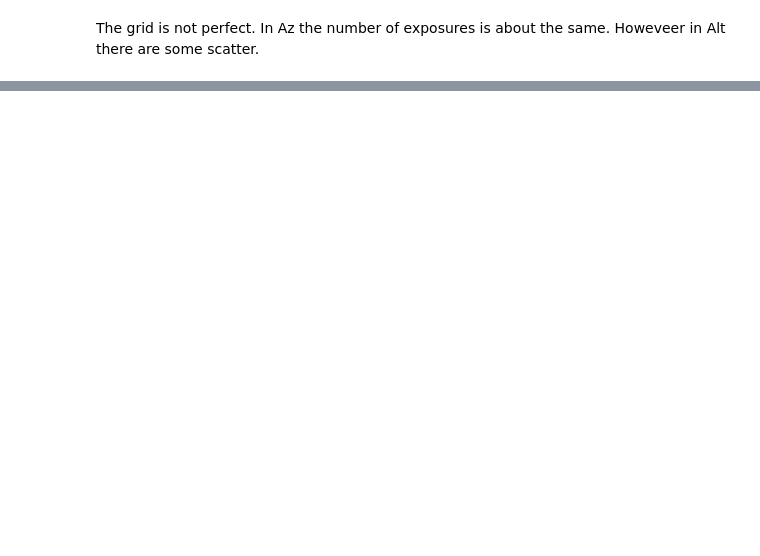
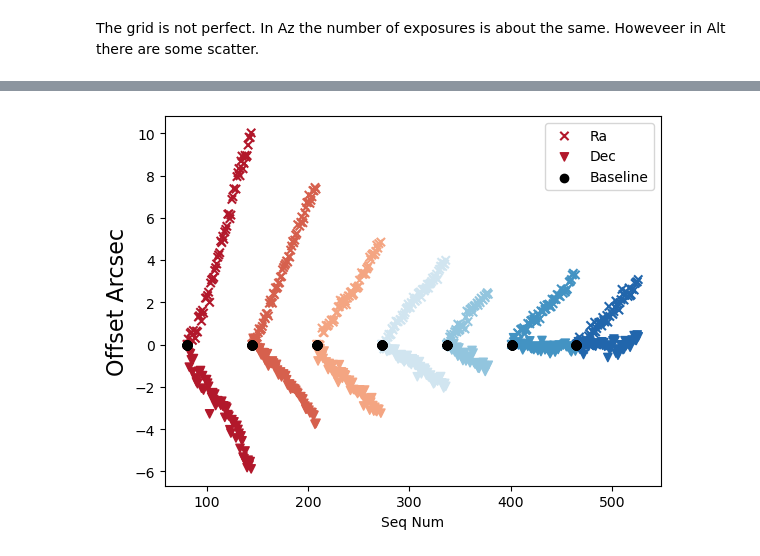
Before and after one commit to estevesjh/ComScratchStuff, a Jupyter notebook: starTracker/slewSettleTests/Mar15_2023_Serpent_Walk.ipynb, the cells around one changed output, grey strips where cells are left out. Drawn from its saved outputs; the diff is of its cells as text; code cells hidden in the pictures; blank space fills up the shorter version.

```diff
--- a/starTracker/slewSettleTests/Mar15_2023_Serpent_Walk.ipynb
+++ b/starTracker/slewSettleTests/Mar15_2023_Serpent_Walk.ipynb
@@ -350,0 +283,36 @@ plt.savefig('jitter_azalt.png',dpi=100)
+# %%
+slews_ids = np.unique(d1['slews'])
+
+keys = [np.where(d1['slews']==sid)[0] for sid in slews_ids]
+# %%
+def get_residual(ycol, keys, df=d1):
+    yvec = df[ycol].to_numpy()
+    res = np.zeros_like(yvec)
+    for ix in keys:
+        res[ix] = (yvec[ix]-yvec[ix][0])*3600
+    return res
+
+def get_baseline(ycol, keys, df=d1):
+    yvec = df[ycol].to_numpy()
+    base = np.zeros_like(yvec)
+    for ix in keys:
+        base[ix] = yvec[ix][0]
+    return base
+# %%
+deltaRa = get_residual('Calculated Ra wide', keys)
+deltaDec = get_residual('Calculated Dec wide', keys)
+
+baseAz = get_baseline('Calculated Az wide', keys)
+baseAlt = get_baseline('Calculated Alt wide', keys)
+baseSeq = get_baseline('seq_num', keys)
+
+plt.scatter(d1.seq_num, deltaRa, marker='x', c=d1.slews+1, cmap=cmap, label='Ra')
+plt.scatter(d1.seq_num, deltaDec, marker='v', c=d1.slews+1, cmap=cmap, label='Dec')
+plt.scatter(baseSeq, np.zeros_like(baseSeq), label='Baseline', color='k')
+
+plt.ylabel('Offset Arcsec', fontsize=16)
+plt.xlabel('Seq Num')
+plt.legend()
+plt.savefig('offset_seqNum.png', dpi=75)
+# %% [output]
+[figure, added]
```
Also changed, not shown: parts of 64 cells of this notebook, 3 other files.
